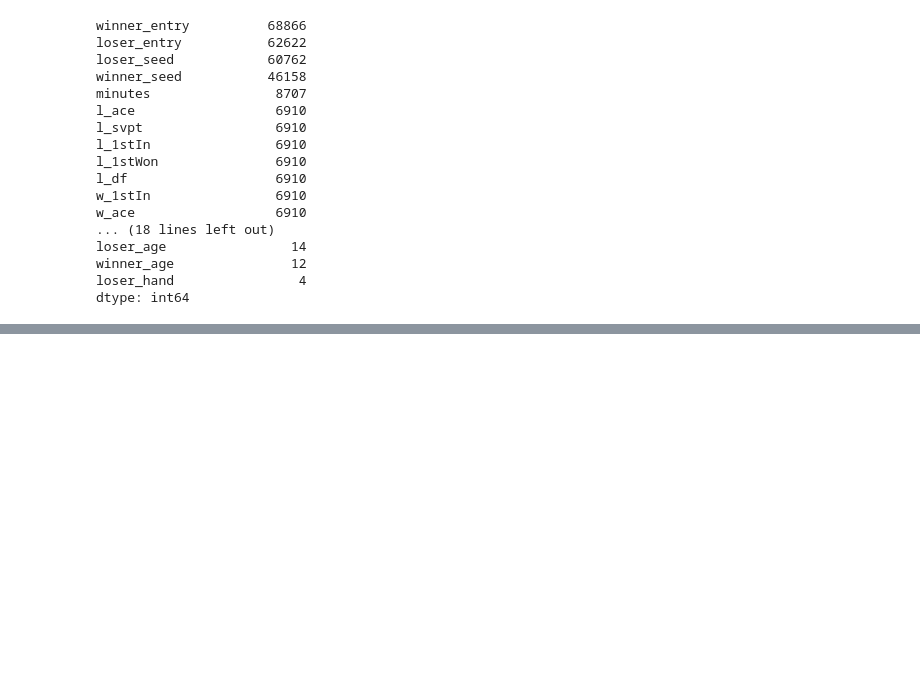
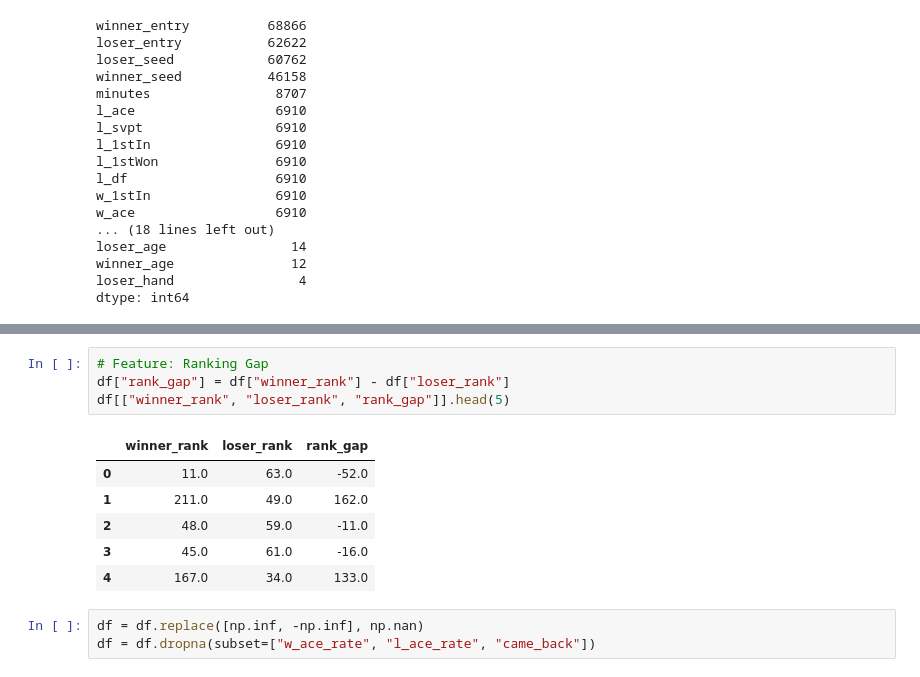
Before and after one commit to riccardomaino/tennis-momentum-engine, a Jupyter notebook: notebooks/preprocessing.ipynb, the cells around one changed output, grey strips where cells are left out. Drawn from its saved outputs; the diff is of its cells as text; blank space fills up the shorter version.

```diff
--- a/notebooks/preprocessing.ipynb
+++ b/notebooks/preprocessing.ipynb
@@ -152,0 +254,14 @@ df["tourney_date"] = pd.to_datetime(df["tourney_date"], format="%Y%m%d")
+# %%
+# Feature: Ranking Gap
+df["rank_gap"] = df["winner_rank"] - df["loser_rank"]
+df[["winner_rank", "loser_rank", "rank_gap"]].head(5)
+# %% [output]
+|  | winner_rank | loser_rank | rank_gap |
+| 0 | 11.0 | 63.0 | -52.0 |
+| 1 | 211.0 | 49.0 | 162.0 |
+| 2 | 48.0 | 59.0 | -11.0 |
+| 3 | 45.0 | 61.0 | -16.0 |
+| 4 | 167.0 | 34.0 | 133.0 |
+# %%
+df = df.replace([np.inf, -np.inf], np.nan)
+df = df.dropna(subset=["w_ace_rate", "l_ace_rate", "came_back"])
```
Also changed, not shown: parts of 12 cells of this notebook.
